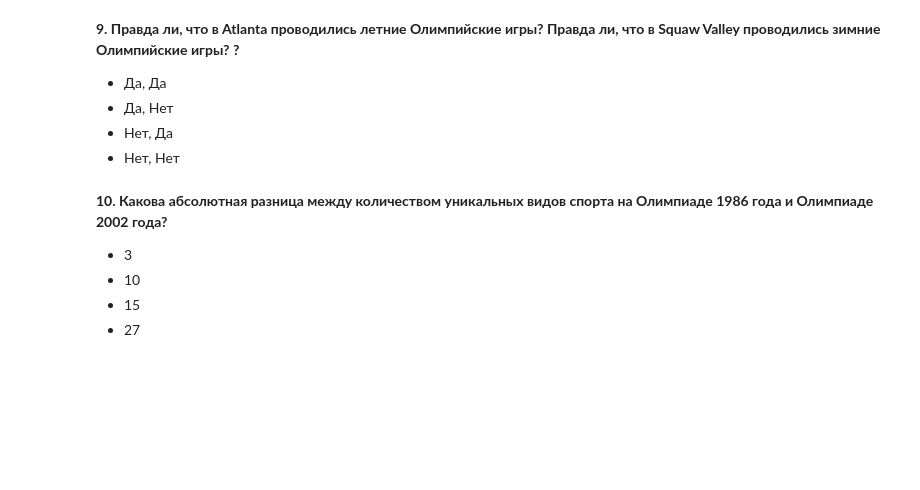
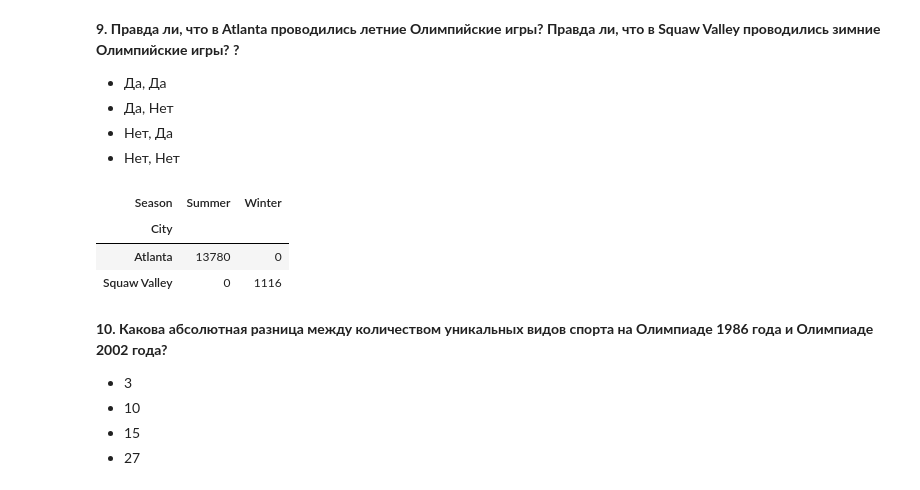
Before and after one commit to railbotan/data_analysis_in_python, a Jupyter notebook: Pandas and EDA (12.03)/Pandas and EDA. Task.ipynb, the cells around one changed output. Cells and saved outputs as stored; diff of their text form; code cells hidden in the pictures; blank space fills up the shorter version.

```diff
--- a/Pandas and EDA (12.03)/Pandas and EDA. Task.ipynb
+++ b/Pandas and EDA (12.03)/Pandas and EDA. Task.ipynb
@@ -22,7 +23,7 @@ PATH = 'https://github.com/aksenov7/Kaggle_competition_group/blob/master/athlete
 # %% [markdown]
 __0. Откройте файл используя необходимые параметры и не меняя переменную PATH__
 # %%
-data =
+data = pd.read_csv(PATH, compression='zip', sep=',')
 data.head()
 # %% [output]
 |  | ID | Name | Sex | Age | Height | Weight | Team | NOC | Games | Year | Season | ... |
@@ -93,6 +169,13 @@ __9. Правда ли, что в Atlanta проводились летние О
 - Да, Нет
 - Нет, Да
 - Нет, Нет
+# %%
+(pd.crosstab(data['City'], data['Season']).loc[['Atlanta', 'Squaw Valley']])
+# %% [output]
+| Season | Summer | Winter |
+| City |  |  |
+| Atlanta | 13780 | 0 |
+| Squaw Valley | 0 | 1116 |
 # %% [markdown]
 __10. Какова абсолютная разница между количеством уникальных видов спорта на Олимпиаде 1986 года и Олимпиаде 2002 года?__
 
```
Also changed, not shown: parts of 10 cells of this notebook, 2 other files.
